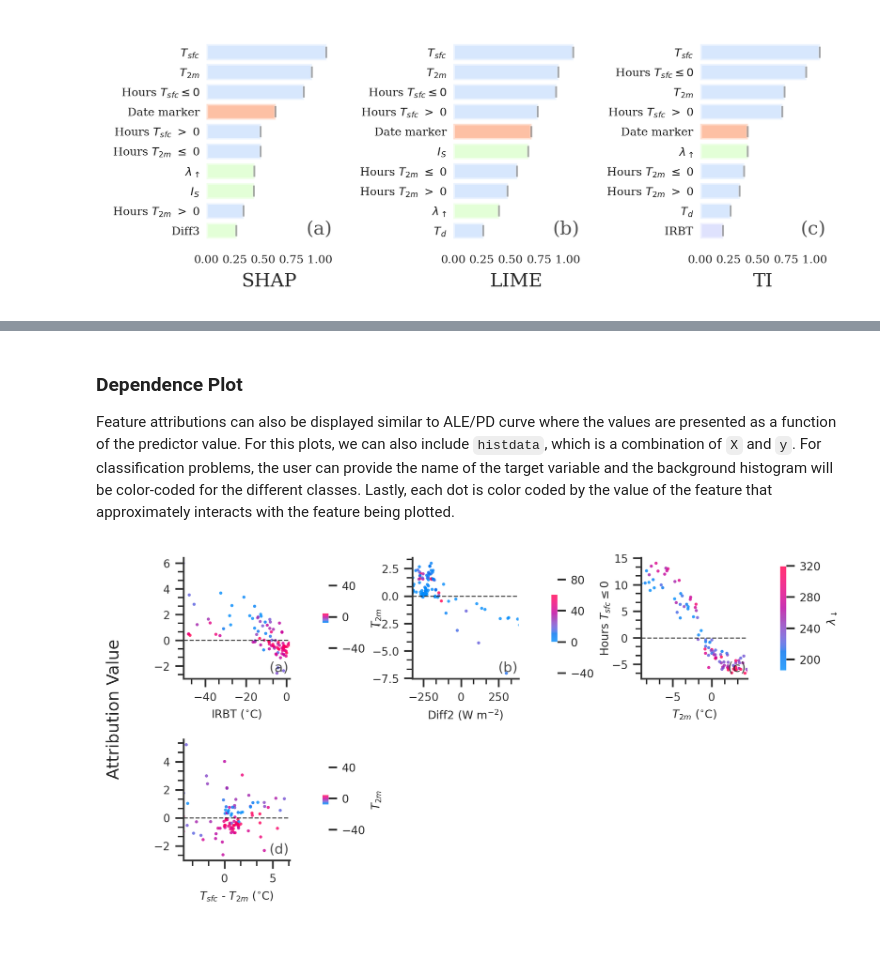
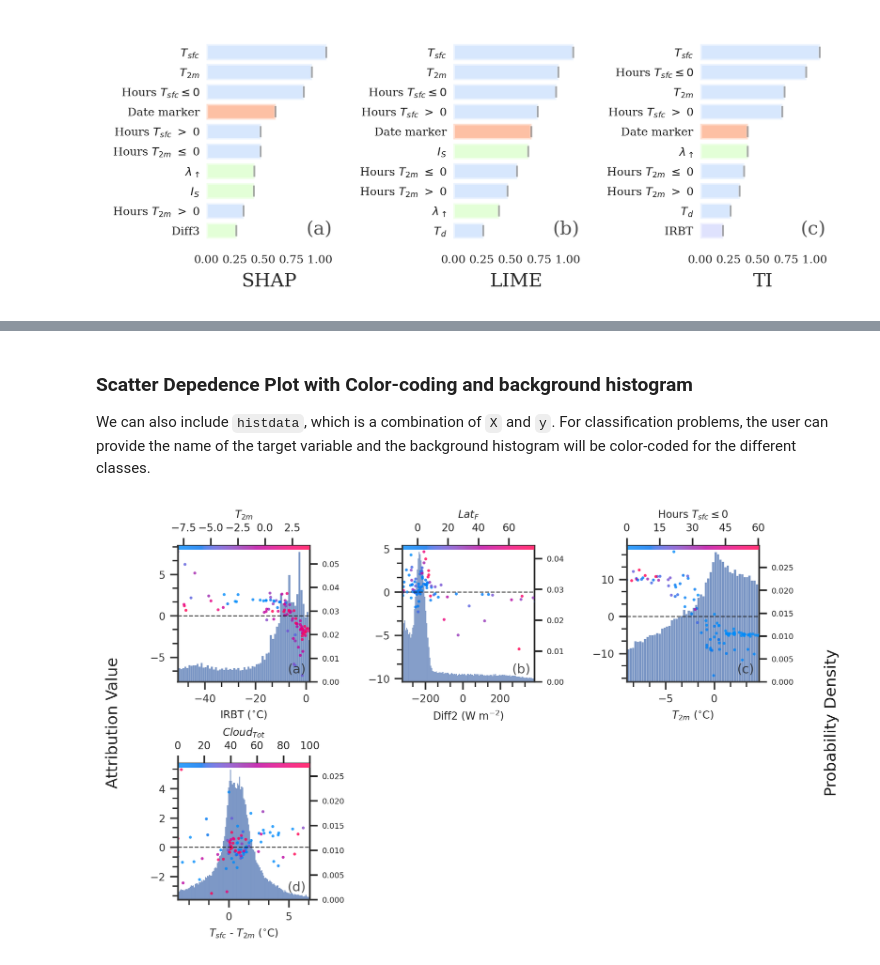
Before and after one commit to monte-flora/scikit-explain, a Jupyter notebook: tutorial_notebooks/additional_feature_attribution_plots.ipynb, the cells around one changed output, grey strips where cells are left out. Cells and saved outputs as stored; diff of their text form; code cells hidden in the pictures.

Commit message:
fixing issues with new attr. methods

```diff
--- a/tutorial_notebooks/additional_feature_attribution_plots.ipynb
+++ b/tutorial_notebooks/additional_feature_attribution_plots.ipynb
@@ -92,23 +153,23 @@ explainer.plot_importance(data=[shap_rank, lime_rank, ti_rank],
 # %% [markdown]
-### Dependence Plot
-
-Feature attributions can also be displayed similar to ALE/PD curve where the values are presented as a function of the predictor value. For this plots, we can also include `histdata`, which is a combination of `X` and `y`. For classification problems, the user can provide the name of the target variable and the background histogram will be color-coded for the different classes. Lastly, each dot is color coded by the value of the feature that approximately interacts with the feature being plotted.
+### Scatter Depedence Plot with Color-coding and background histogram
+We can also include `histdata`, which is a combination of `X` and `y`. For classification problems, the user can provide the name of the target variable and the background histogram will be color-coded for the different classes.
 # %%
-features = ['sat_irbt','d_rad_d', 'temp2m', 'hrrr_dT']
-methods = ['shap']
+features = ['sat_irbt', 'd_rad_d', 'temp2m', 'hrrr_dT']
 
-histdata=X_subset.copy()
-histdata['target'] = y_subset
+histdata=X.copy()
+histdata['target'] = y
 
 explainer.scatter_plot(features=features,
                     plot_type = 'dependence',
                     dataset=results,
-                    method = methods,
+                    method = ['tree_interpreter'],
                     estimator_name = 'Random Forest',
                     display_feature_names=plotting_config.display_feature_names,
                     display_units = plotting_config.display_units,
+                    histdata=histdata,
                     interaction_index='auto',
-                    figsize=(8,4), colorbar_pad=0.2
+                    colorbar_pad=0.5, wspace=0.7, hspace=0.6
+
 )
 # %% [output]
-[figure, old version]
+[figure, new version]
```
Also changed, not shown: parts of 18 cells of this notebook, 4 other files.
